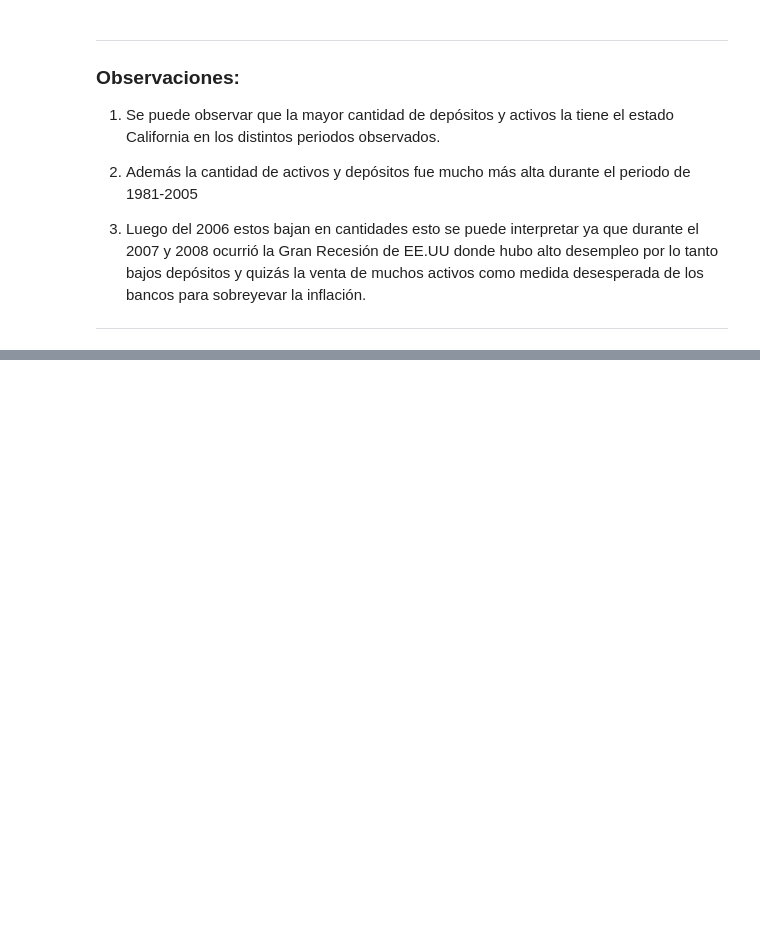
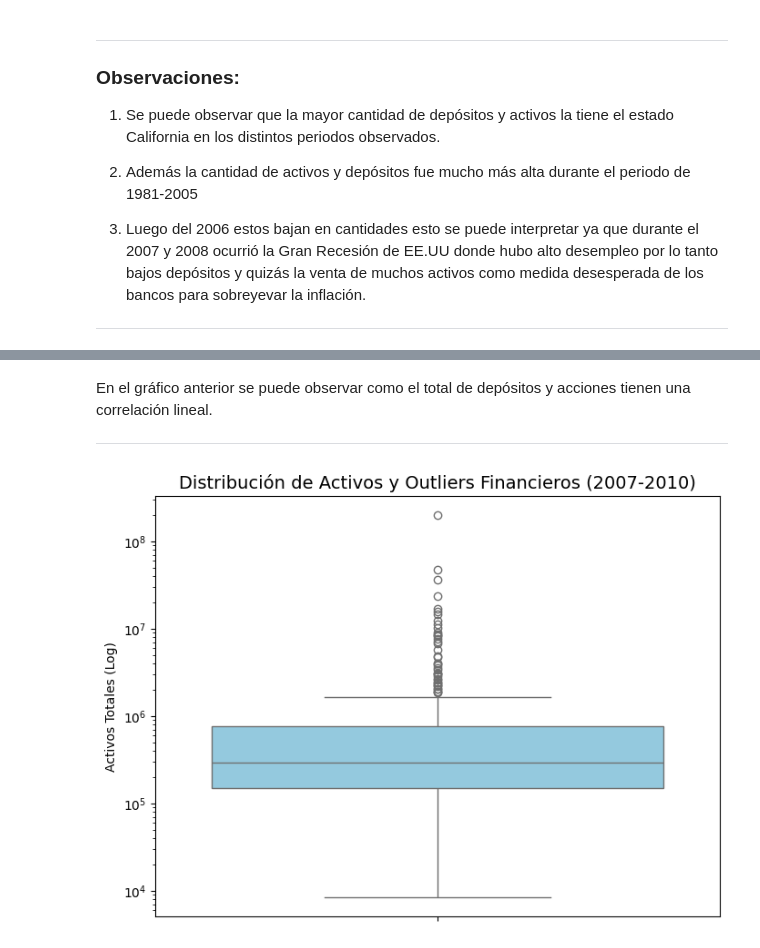
Before and after one commit to benjahkj-gif/https---github.com-benjahkj-gif-Miner-a-de-Datos, a Jupyter notebook: Sol_1.ipynb, the cells around one changed output, grey strips where cells are left out. Drawn from its saved outputs; the diff is of its cells as text; code cells hidden in the pictures; blank space fills up the shorter version.

```diff
--- a/Sol_1.ipynb
+++ b/Sol_1.ipynb
@@ -220,0 +247,18 @@ for inicio, fin, titulo in periodos:
+# %% [markdown]
+
+En el gráfico anterior se puede observar como el total de depósitos y acciones tienen una correlación lineal.
+
+---
+# %%
+import seaborn as sns
+
+plt.figure(figsize=(8, 6))
+# Usamos seaborn para un acabado más profesional
+sns.boxplot(y=df_crisis['total_assets'], color='skyblue')
+
+plt.yscale('log') # Indispensable para que se vea la caja
+plt.title('Distribución de Activos y Outliers Financieros (2007-2010)', fontsize=14)
+plt.ylabel('Activos Totales (Log)')
+plt.show()
+# %% [output]
+[figure, added]
```
Also changed, not shown: parts of 6 cells of this notebook, 7 other files.
